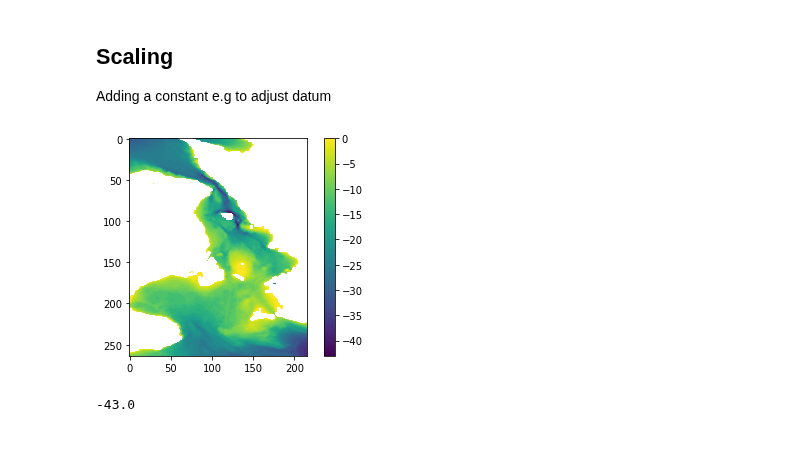
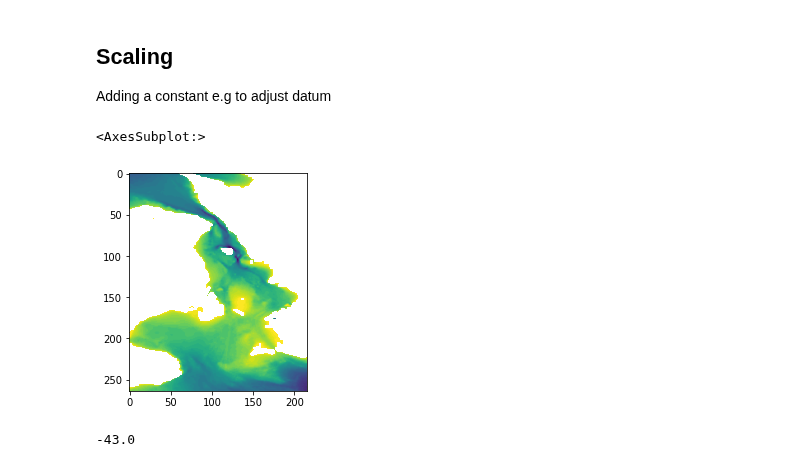
Before and after one commit to DHI/mikeio, a Jupyter notebook: notebooks/Generic.ipynb, the cells around one changed output. Cells and saved outputs as stored; diff of their text form; code cells hidden in the pictures.

```diff
--- a/notebooks/Generic.ipynb
+++ b/notebooks/Generic.ipynb
@@ -119,8 +120,8 @@ Items:
 Adding a constant e.g to adjust datum
 # %%
 ds = mikeio.read("../tests/testdata/gebco_sound.dfs2")
-plt.imshow(ds['Elevation'][0])
-plt.colorbar();
+ds.Elevation[0].plot()
 # %% [output]
+<AxesSubplot:>
-[figure, old version]
+[figure, new version]
 # %%
```
Also changed, not shown: parts of 8 cells of this notebook, 10 other files.
